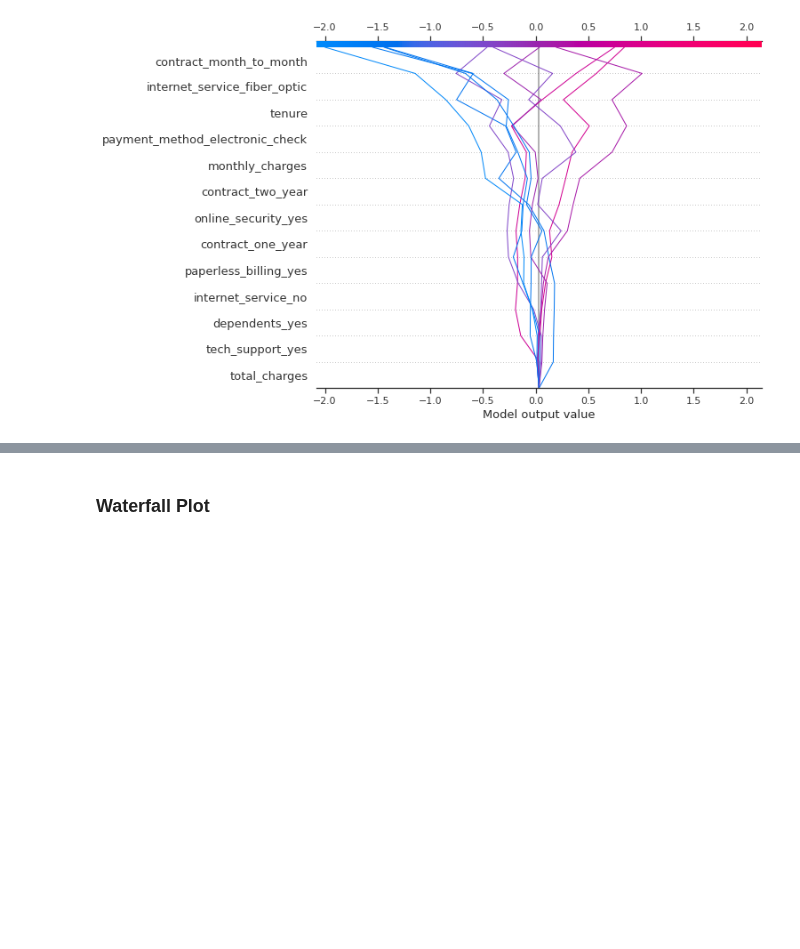
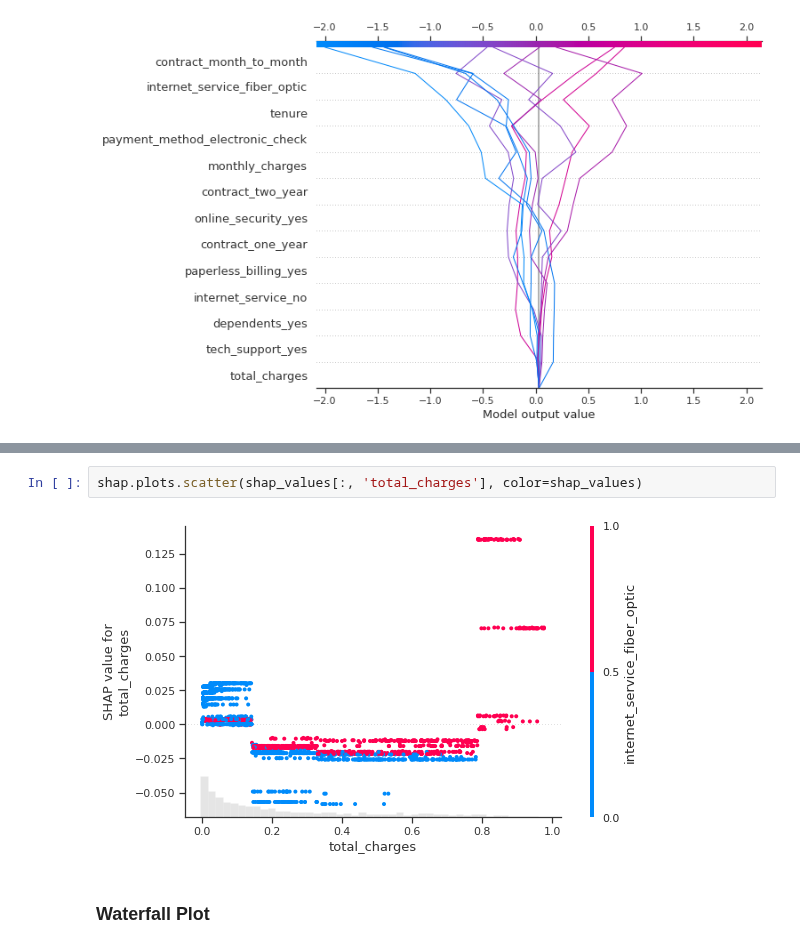
Before and after one commit to adhang/data-science-digital-skola, a Jupyter notebook: 99. Final Project/Modeling Clean.ipynb, the cells around one changed output, grey strips where cells are left out. Saved outputs shown, nothing was run; the diff lists cells and outputs as text; blank space fills up the shorter version.

```diff
--- a/99. Final Project/Modeling Clean.ipynb
+++ b/99. Final Project/Modeling Clean.ipynb
@@ -3867,3 +3877,7 @@ shap.decision_plot(explainer.expected_value, shap_values.values[:10], X_test_fil
+# %%
+shap.plots.scatter(shap_values[:, 'total_charges'], color=shap_values)
+# %% [output]
+[figure, added]
 # %% [markdown]
 ### Waterfall Plot
 # %%
```
Also changed, not shown: parts of 3 cells of this notebook.
